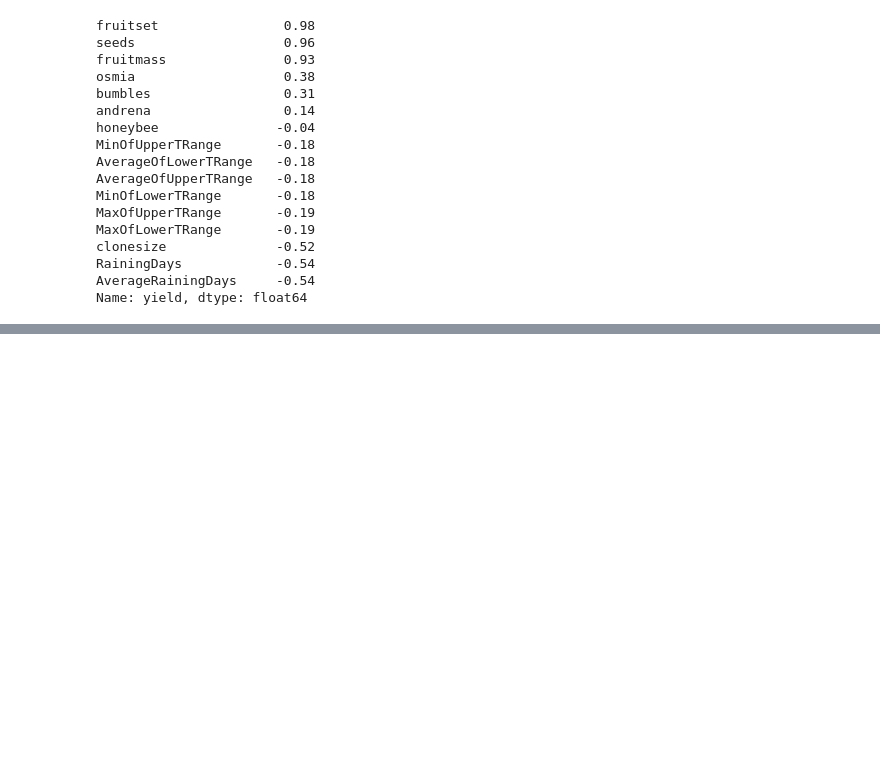
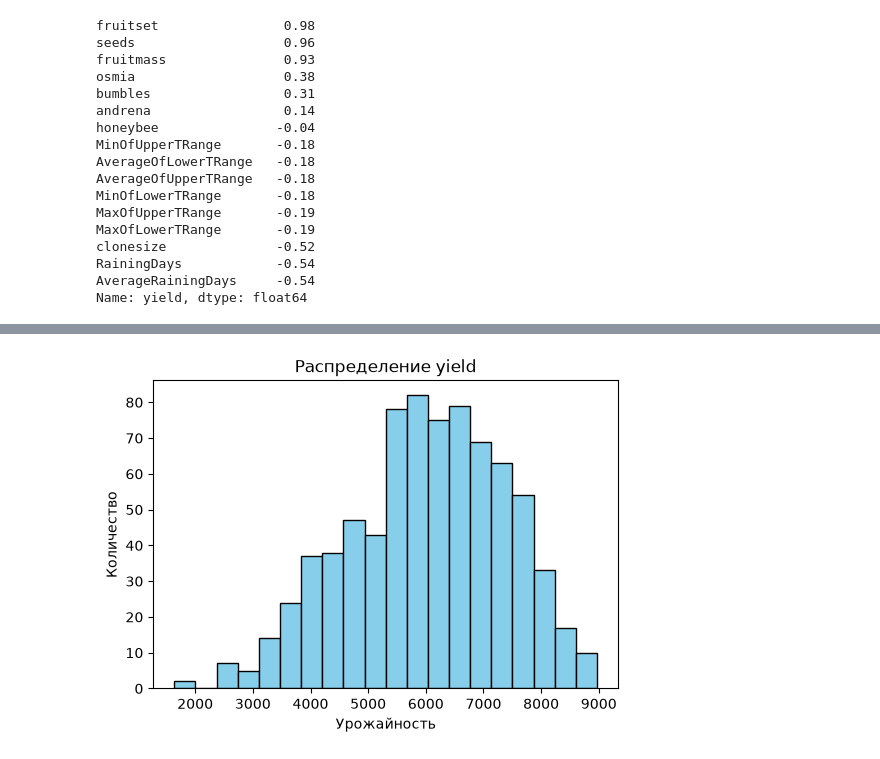
Before and after one commit to matveyyaros/Project-activities-case-9, a Jupyter notebook: notebooks/praktika.ipynb, the cells around one changed output, grey strips where cells are left out. Saved outputs shown, nothing was run; the diff lists cells and outputs as text; code cells hidden in the pictures; blank space fills up the shorter version.

Commit message:
Добавлены графики выводы

```diff
--- a/notebooks/praktika.ipynb
+++ b/notebooks/praktika.ipynb
@@ -146,0 +151,9 @@ Name: yield, dtype: float64
+# %%
+plt.figure(figsize=(6, 4))
+plt.hist(df_ready['yield'], bins=20, color='skyblue', edgecolor='black')
+plt.title('Распределение yield')
+plt.xlabel('Урожайность')
+plt.ylabel('Количество')
+plt.show() # Первый график: распределение урожайности
+# %% [output]
+[figure, added]
```
Also changed, not shown: parts of 7 cells of this notebook.
